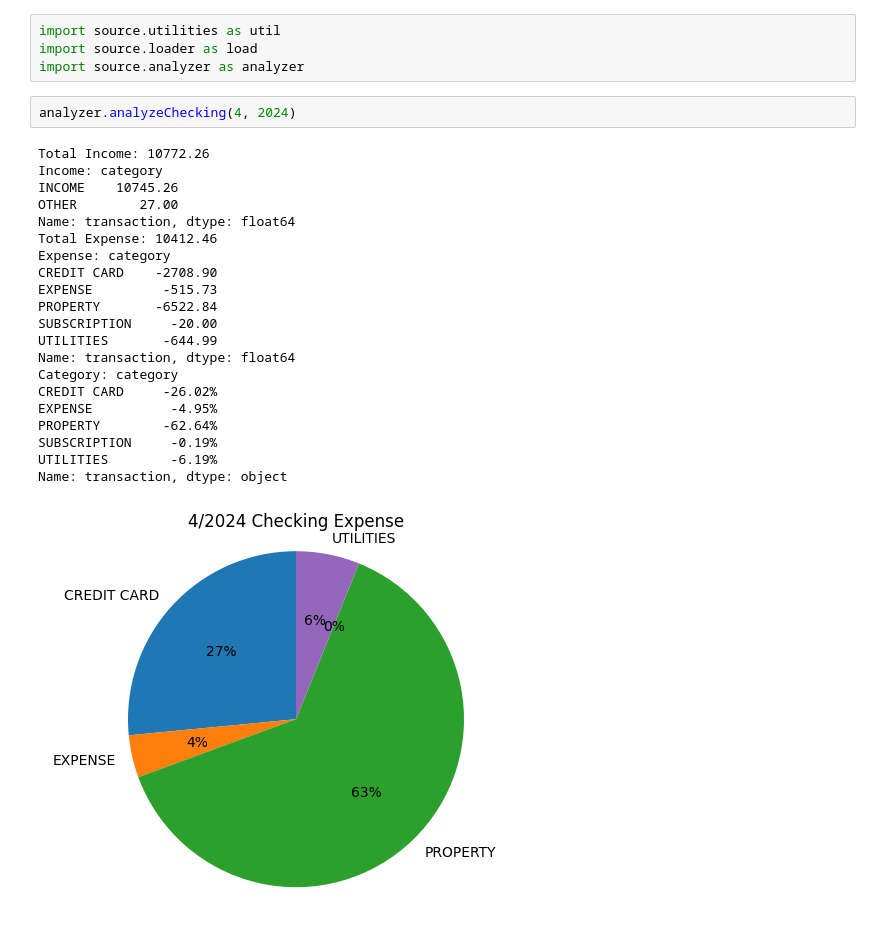
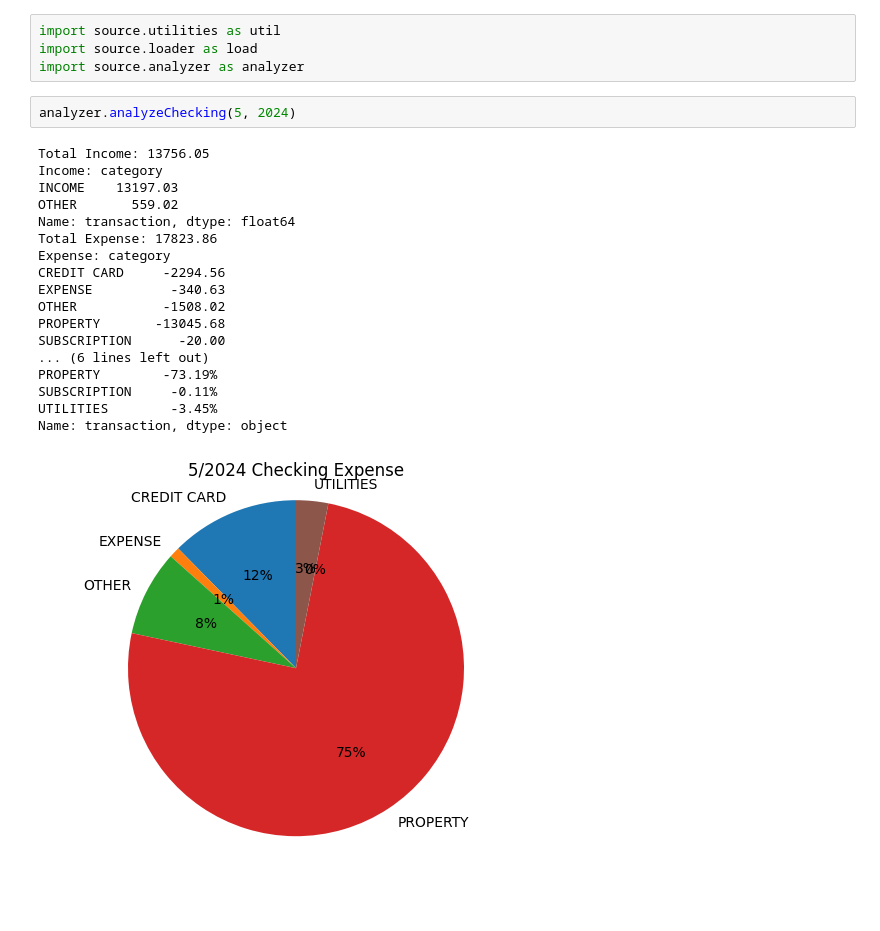
Before and after one commit to lonelytango/swiss-finance, a Jupyter notebook: analyzer.ipynb, the cells around one changed output. Cells and saved outputs as stored; diff of their text form; blank space fills up the shorter version.

```diff
--- a/analyzer.ipynb
+++ b/analyzer.ipynb
@@ -3,27 +3,24 @@ import source.utilities as util
 import source.loader as load
 import source.analyzer as analyzer
 # %%
-analyzer.analyzeChecking(4, 2024)
+analyzer.analyzeChecking(5, 2024)
 # %% [output]
-Total Income: 10772.26
+Total Income: 13756.05
 Income: category
-INCOME    10745.26
-OTHER        27.00
+INCOME    13197.03
+OTHER       559.02
 Name: transaction, dtype: float64
-Total Expense: 10412.46
+Total Expense: 17823.86
 Expense: category
-CREDIT CARD    -2708.90
-EXPENSE         -515.73
-PROPERTY       -6522.84
-SUBSCRIPTION     -20.00
-UTILITIES       -644.99
-Name: transaction, dtype: float64
-Category: category
-CREDIT CARD     -26.02%
-EXPENSE          -4.95%
-PROPERTY        -62.64%
-SUBSCRIPTION     -0.19%
-UTILITIES        -6.19%
+CREDIT CARD     -2294.56
+EXPENSE          -340.63
+OTHER           -1508.02
+PROPERTY       -13045.68
+SUBSCRIPTION      -20.00
+... (6 lines left out)
+PROPERTY        -73.19%
+SUBSCRIPTION     -0.11%
+UTILITIES        -3.45%
 Name: transaction, dtype: object
-[figure, old version]
+[figure, new version]
 # %%
```
Also changed, not shown: parts of 2 cells of this notebook, 9 other files.
